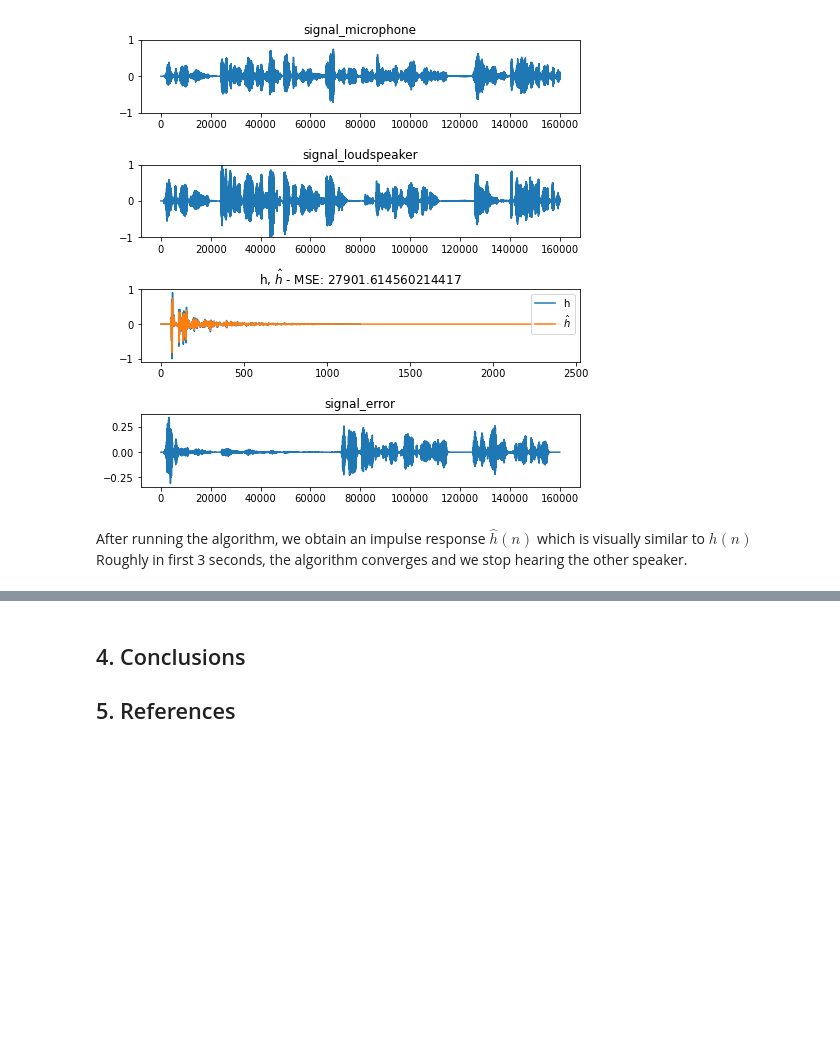
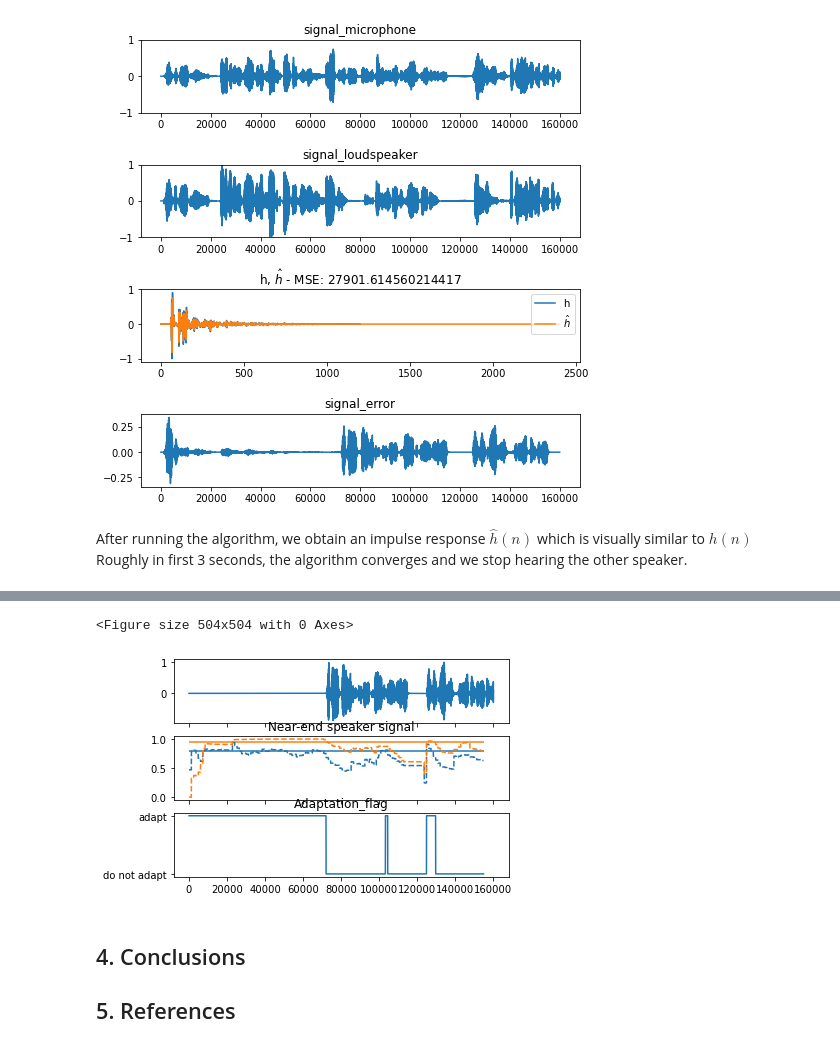
Before and after one commit to JanWilczek/fdaf-double-talk-detector, a Jupyter notebook: Code/fdaf.ipynb, the cells around one changed output, grey strips where cells are left out. Drawn from its saved outputs; the diff is of its cells as text; code cells hidden in the pictures; blank space fills up the shorter version.

```diff
--- a/Code/fdaf.ipynb
+++ b/Code/fdaf.ipynb
@@ -267,3 +299,8 @@ plot_signals(signal_microphone, signal_loudspeaker, impulse_response, e, np.pi*f
+# %%
+plot_dtd_results(near_end, block_length, open_loop_xis, closed_loop_xis, T_ol, T_cl, adapt_flag)
+# %% [output]
+<Figure size 504x504 with 0 Axes>
+[figure, added]
 # %% [markdown]
 ## 4. Conclusions
 
```
Also changed, not shown: parts of 6 cells of this notebook, 2 other files.
